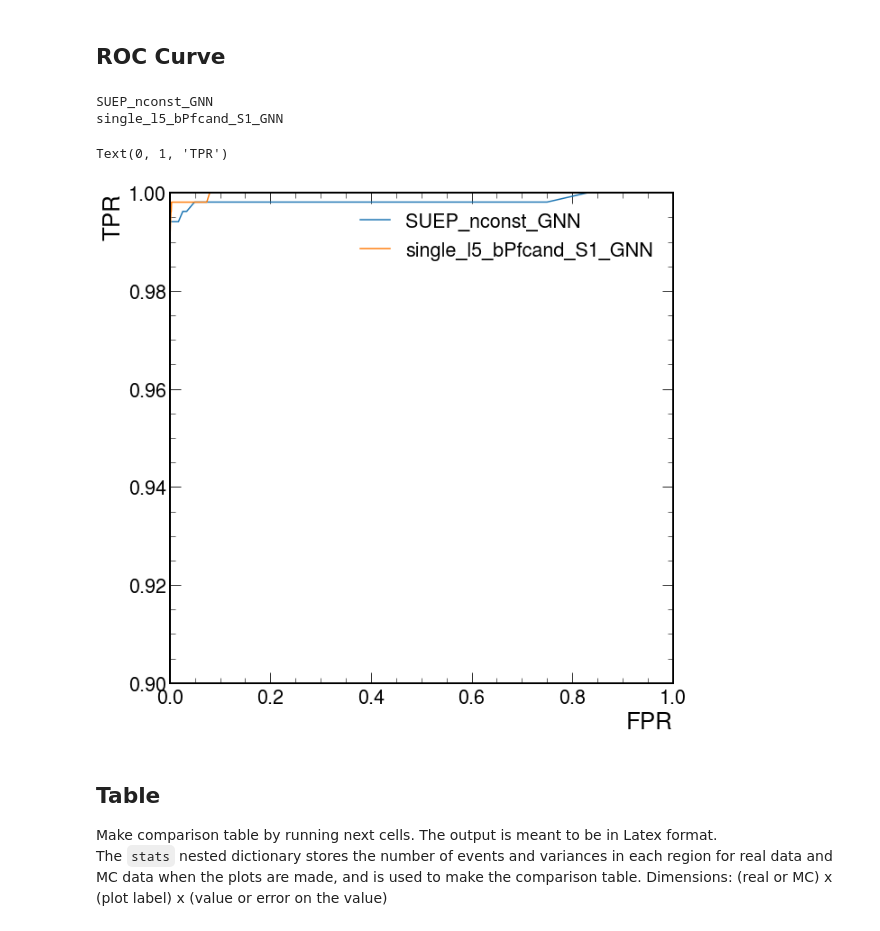
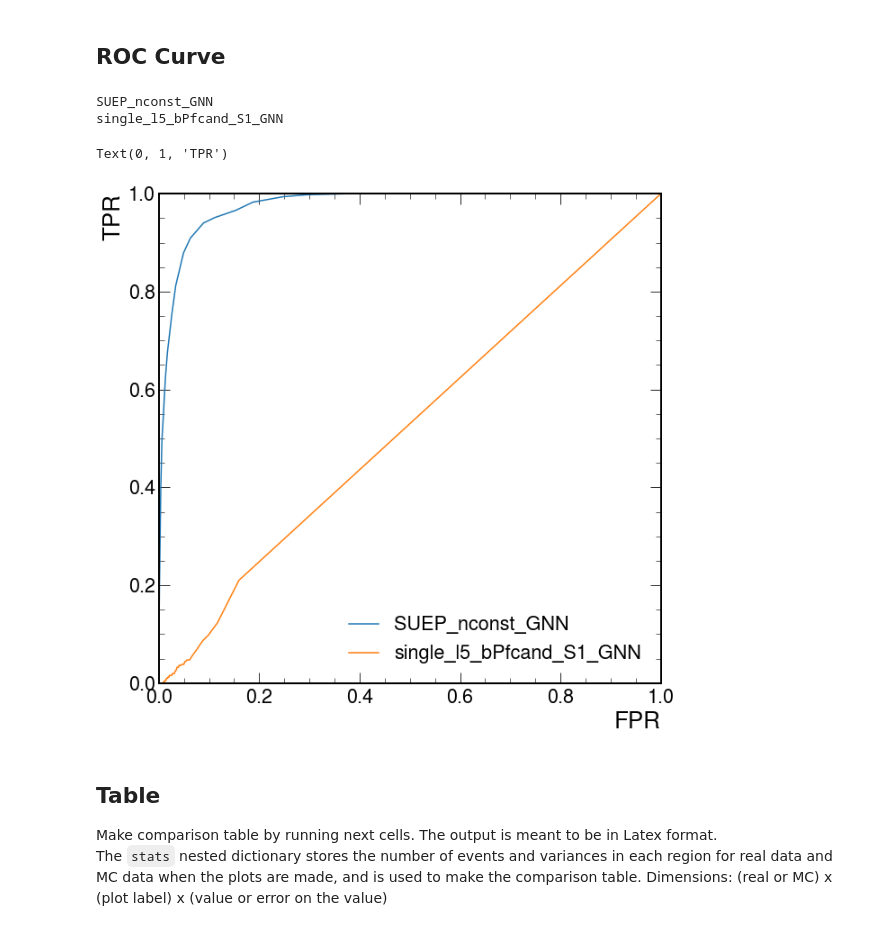
Before and after one commit to SUEPPhysics/SUEPCoffea_dask, a Jupyter notebook: plotting/plot.ipynb, the cells around one changed output. Saved outputs shown, nothing was run; the diff lists cells and outputs as text; code cells hidden in the pictures.

```diff
--- a/plotting/plot.ipynb
+++ b/plotting/plot.ipynb
@@ -55,8 +55,8 @@ infile_names = glob.glob(plotDir+'*.pkl')
 
 offline_files_SUEP = [f for f in infile_names if "inference6.pkl" in f and ('SUEP-m' in f)]
 plots_SUEP = loader(offline_files_SUEP, apply_lumis=True, exclude_low_bins=True)
-# offline_files_data2018 = [f for f in infile_names if "full_systematics.pkl" in f and ('Run2018' in f)]
-# plots_data2018 = loader(offline_files_data2018, apply_lumis=False, exclude_low_bins=False)
+offline_files_data2018 = [f for f in infile_names if "inference6.pkl" in f and ('Run2018' in f)]
+plots_data2018 = loader(offline_files_data2018, apply_lumis=False, exclude_low_bins=False)
 offline_files_2018 = [f for f in infile_names if "inference6.pkl" in f and ('20UL18' in f or 'Run2018' in f)]
 plots_2018 = loader(offline_files_2018, apply_lumis=True, exclude_low_bins=True)
 # offline_files_2017 = [f for f in infile_names if "7_20.pkl" in f and ('20UL17' in f or 'Run2017' in f)]
@@ -68,7 +68,7 @@ plots_2018 = loader(offline_files_2018, apply_lumis=True, exclude_low_bins=True)
 plots = {}
 
 for key in plots_SUEP.keys(): plots[key] = plots_SUEP[key]
-# for key in plots_data2018.keys(): plots[key+"_2018"] = plots_data2018[key]
+for key in plots_data2018.keys(): plots[key+"_2018"] = plots_data2018[key]
 for key in plots_2018.keys(): plots[key+"_2018"] = plots_2018[key]
 # for key in plots_2017.keys(): plots[key+"_2017"] = plots_2017[key]
 # for key in plots_2016.keys(): plots[key+"_2016"] = plots_2016[key]
@@ -232,11 +230,11 @@ Parameters:<br>
 `selection`: _str_, which selection to use, e.g. 'ch', 'mult'.<br>
 `plot_labels`: _list of str_, which plots to make.
 # %%
-selection = 'Cluster'
-plot_labels = ['A_ht']
+selection = 'GNN'
+plot_labels = ['A_single_l5_bPfcand_S1']
 density = False
-sample1 = 'QCD_HT_2016'
-sample2 = 'data_2016'
+sample1 = 'QCD_HT_2018'
+sample2 = 'data_2018'
 
 for plot_label in plot_labels:
 
@@ -272,9 +270,9 @@ Make ratio plots for different datasets of all regions combined into one histogr
 # %%
 x = 'ABCDEFGH'
 y = 'ADGBEHCF'
-plot_labels = ['SUEP_nconst_Cluster']
-sample1 = 'QCD_HT_allyears'
-sample2 = 'data_allyears'
+plot_labels = ['SUEP_S1_Cluster']
+sample1 = 'QCD_HT_2018'
+sample2 = 'data_2018'
 for plot_label in plot_labels:
     fig, (ax1, ax2) = plot_ratio_regions(plots, 'A_'+plot_label,
                            sample1, sample2,
@@ -950,36 +948,53 @@ def roc_from_hists(h_sig, h_bkg, max_value=None, steps=100000):
     for threshold in np.linspace(0, max_value, steps):
         TPR = integrate(h_sig, threshold*1j, 10000000j)[0] / h_sig.sum().value
         FPR = integrate(h_bkg, threshold*1j, 10000000j)[0] / h_bkg.sum().value
         TPRs.append(TPR)
         FPRs.append(FPR)
 
     return TPRs, FPRs
 
-sample_sig = 'SUEP-m400-md2-t2-generic'
+
+"""
+SUEP-m400-md2-t0.5-generic
+SUEP-m400-md2-t1-generic
+SUEP-m400-md2-t2-generic
+SUEP-m400-md2-t3-generic
+SUEP-m400-md2-t4-generic
+SUEP-m400-md3-t1.5-generic
+SUEP-m400-md3-t3-generic
+SUEP-m400-md3-t6-generic
+SUEP-m400-md5-t1-generic
+SUEP-m400-md5-t10-generic
+SUEP-m400-md5-t5-generic
+"""
+
+
+
+sample_sig = 'SUEP-m400-md3-t6-generic'
 sample_bkg = 'QCD_HT_2018'
 classifiers = ['SUEP_nconst_GNN', 'single_l5_bPfcand_S1_GNN']
 
 fig = plt.figure()
 ax = fig.subplots()
 
 for plot in classifiers:
     print(plot)
     h_bkg = plots[sample_bkg][plot]
     h_sig = plots[sample_sig][plot]
     TPRs, FPRs = roc_from_hists(h_sig, h_bkg, steps=1000)
     TPRs, FPRs = roc_from_hists(h_sig, h_bkg, steps=1000)
     ax.plot(FPRs, TPRs, label=plot)
 
 ax.set_xlim(0,1)
-ax.set_ylim(0.9,1.0)
+ax.set_ylim(0,1.0)
 ax.legend()
 ax.set_xlabel("FPR")
 ax.set_ylabel("TPR")
 # %% [output]
 SUEP_nconst_GNN
 single_l5_bPfcand_S1_GNN
 Text(0, 1, 'TPR')
-[figure, old version]
+[figure, new version]
 # %% [markdown]
 ## Table
 
```
Also changed, not shown: parts of 7 cells of this notebook, 6 other files.
